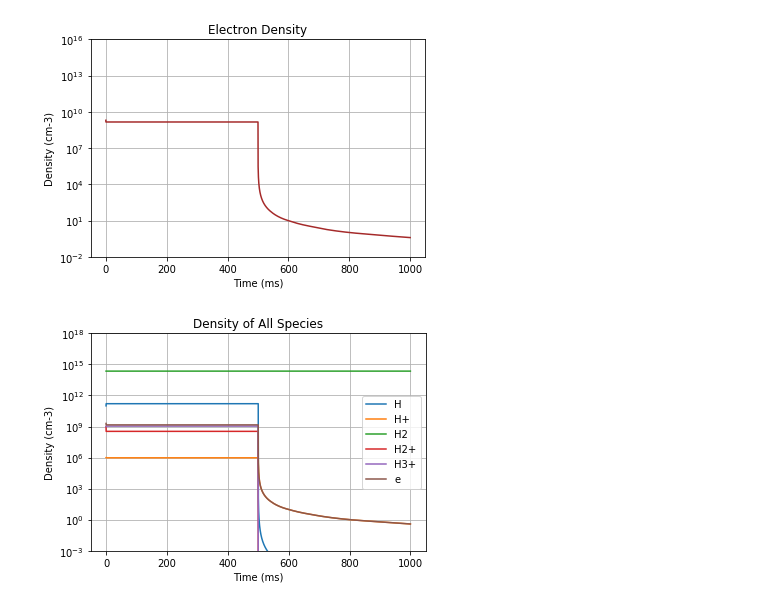
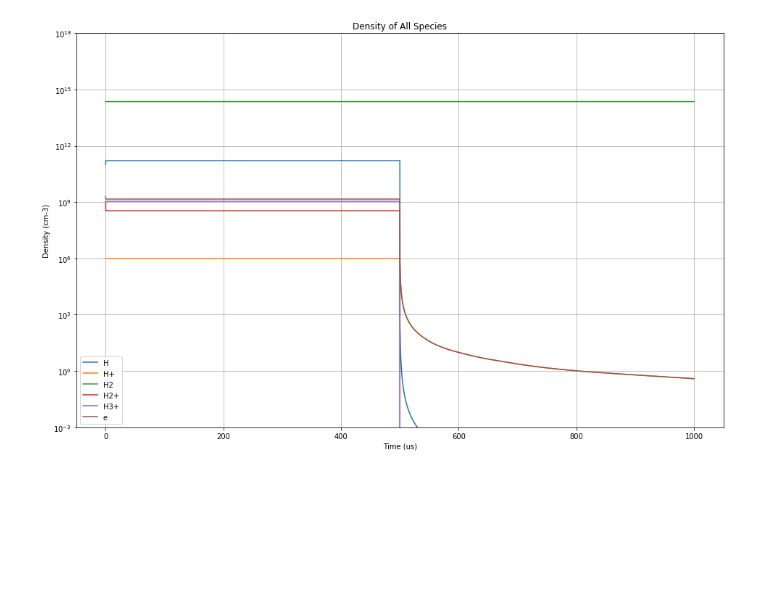
Before and after one commit to GUNU-GO/Graduation_Paper, a Jupyter notebook: Global Model (Negative).ipynb, the cells around one changed output. Saved outputs shown, nothing was run; the diff lists cells and outputs as text; code cells hidden in the pictures; blank space fills up the shorter version.

```diff
--- a/Global Model (Negative).ipynb
+++ b/Global Model (Negative).ipynb
@@ -178,26 +187,16 @@ plt.show()
 # %%
-plt.plot(t,ne,'brown')
+plt.figure(figsize=(16,10))
+plt.plot(t,H,t,Hp,t,H2,t,H2p,t,H3p,t,ne)
 plt.yscale('log')
-plt.xlabel('Time (ms)')
+plt.xlabel('Time (us)')
 plt.ylabel('Density (cm-3)')
-plt.ylim(1e-2,1e16)
-plt.title('Electron Density')
+plt.ylim(1e-3,1e18)
+plt.legend(['H','H+','H2','H2+','H3+','e'])
+plt.title('Density of All Species')
 plt.grid(True)
 plt.show()
 # %% [output]
-[figure, old version]
+[figure, new version]
-# %%
-plt.plot(t,H,t,Hp,t,H2,t,H2p,t,H3p,t,ne)
-plt.yscale('log')
-plt.xlabel('Time (ms)')
-plt.ylabel('Density (cm-3)')
-plt.ylim(1e-3,1e18)
-plt.legend(['H','H+','H2','H2+','H3+','e'])
-plt.title('Density of All Species')
-plt.grid(True)
-plt.show()
-# %% [output]
-[figure, removed]
 # %%
 data = np.array([t,H,Hp,H2,H2p,H3p,ne]).T
 data = pd.DataFrame(data)
```
Also changed, not shown: parts of 3 cells of this notebook, 1 other file.
